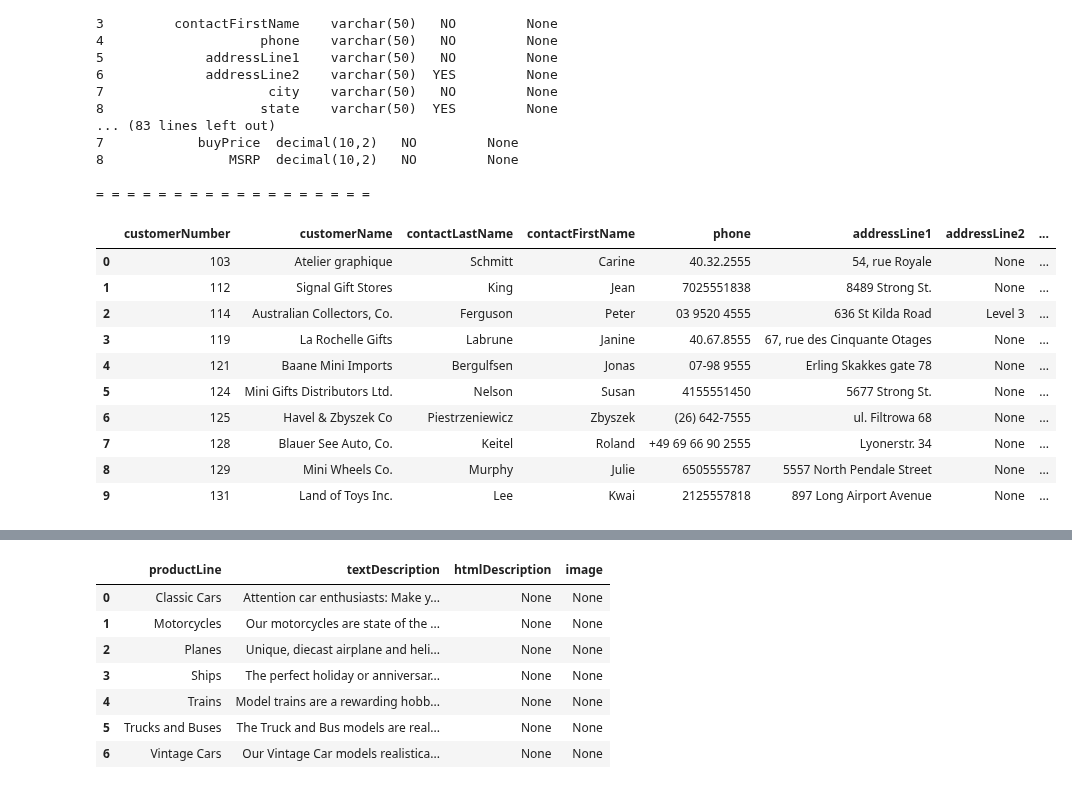
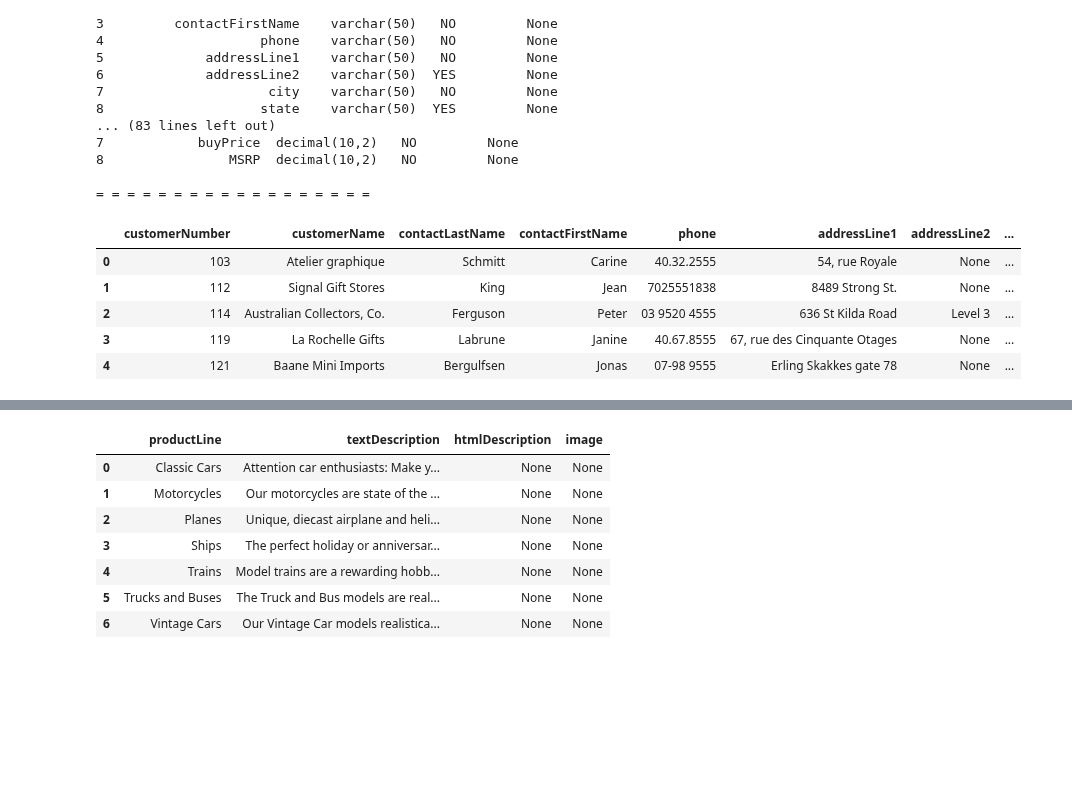
Before and after one commit to pveinberg/Curso_DataScience_Minsait, a Jupyter notebook: Notebooks/Aula01/Pandas_Sql.ipynb, the cells around one changed output, grey strips where cells are left out. Saved outputs shown, nothing was run; the diff lists cells and outputs as text; code cells hidden in the pictures; blank space fills up the shorter version.

```diff
--- a/Notebooks/Aula01/Pandas_Sql.ipynb
+++ b/Notebooks/Aula01/Pandas_Sql.ipynb
@@ -50,18 +50,14 @@ Detalhes da tabela: customers
 
 = = = = = = = = = = = = = = = = = =
 # %%
-query = text('select * from customers limit 10')
-pd.read_sql(query, conn)
+# Consulta de clientes (10) e presentação dos 5  resultados
+q = text('select * from customers limit 10')
+pd.read_sql(q, conn).head()
 # %% [output]
 |  | customerNumber | customerName | contactLastName | contactFirstName | phone | addressLine1 | addressLine2 | ... |
 | 0 | 103 | Atelier graphique | Schmitt | Carine | 40.32.2555 | 54, rue Royale | None | ... |
 | 1 | 112 | Signal Gift Stores | King | Jean | 7025551838 | 8489 Strong St. | None | ... |
 | 2 | 114 | Australian Collectors, Co. | Ferguson | Peter | 03 9520 4555 | 636 St Kilda Road | Level 3 | ... |
 | 3 | 119 | La Rochelle Gifts | Labrune | Janine | 40.67.8555 | 67, rue des Cinquante Otages | None | ... |
 | 4 | 121 | Baane Mini Imports | Bergulfsen | Jonas | 07-98 9555 | Erling Skakkes gate 78 | None | ... |
-| 5 | 124 | Mini Gifts Distributors Ltd. | Nelson | Susan | 4155551450 | 5677 Strong St. | None | ... |
-| 6 | 125 | Havel & Zbyszek Co | Piestrzeniewicz | Zbyszek | (26) 642-7555 | ul. Filtrowa 68 | None | ... |
-| 7 | 128 | Blauer See Auto, Co. | Keitel | Roland | +49 69 66 90 2555 | Lyonerstr. 34 | None | ... |
-| 8 | 129 | Mini Wheels Co. | Murphy | Julie | 6505555787 | 5557 North Pendale Street | None | ... |
-| 9 | 131 | Land of Toys Inc. | Lee | Kwai | 2125557818 | 897 Long Airport Avenue | None | ... |
 # %%
```
Also changed, not shown: parts of 12 cells of this notebook.
